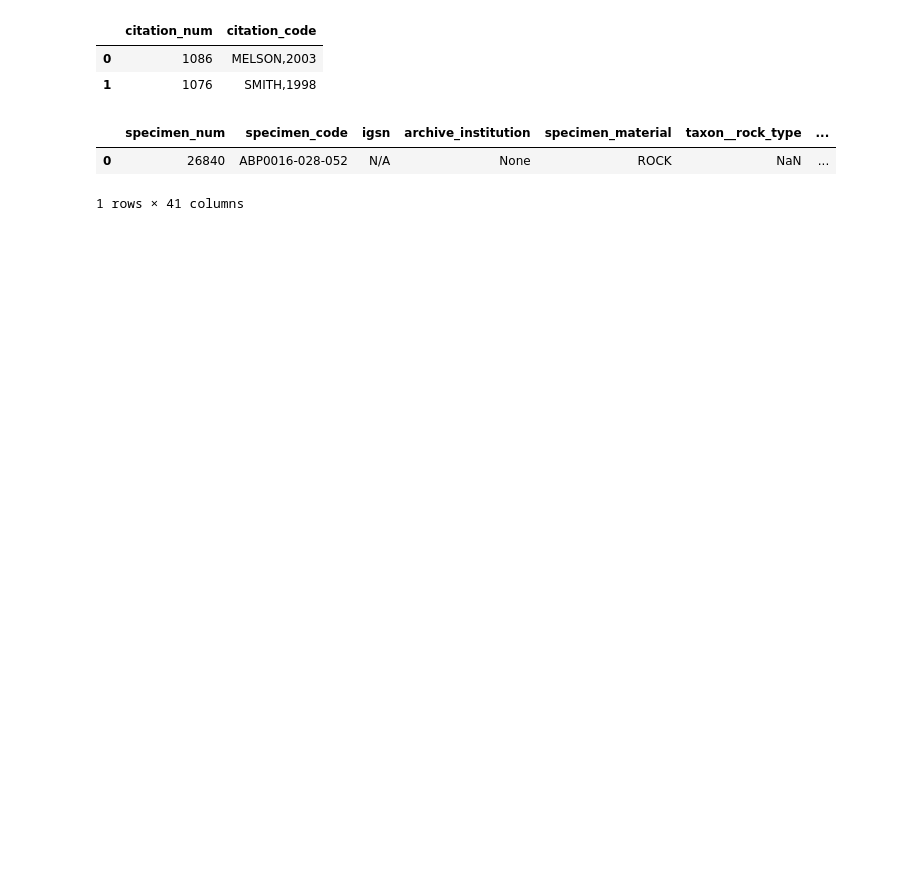
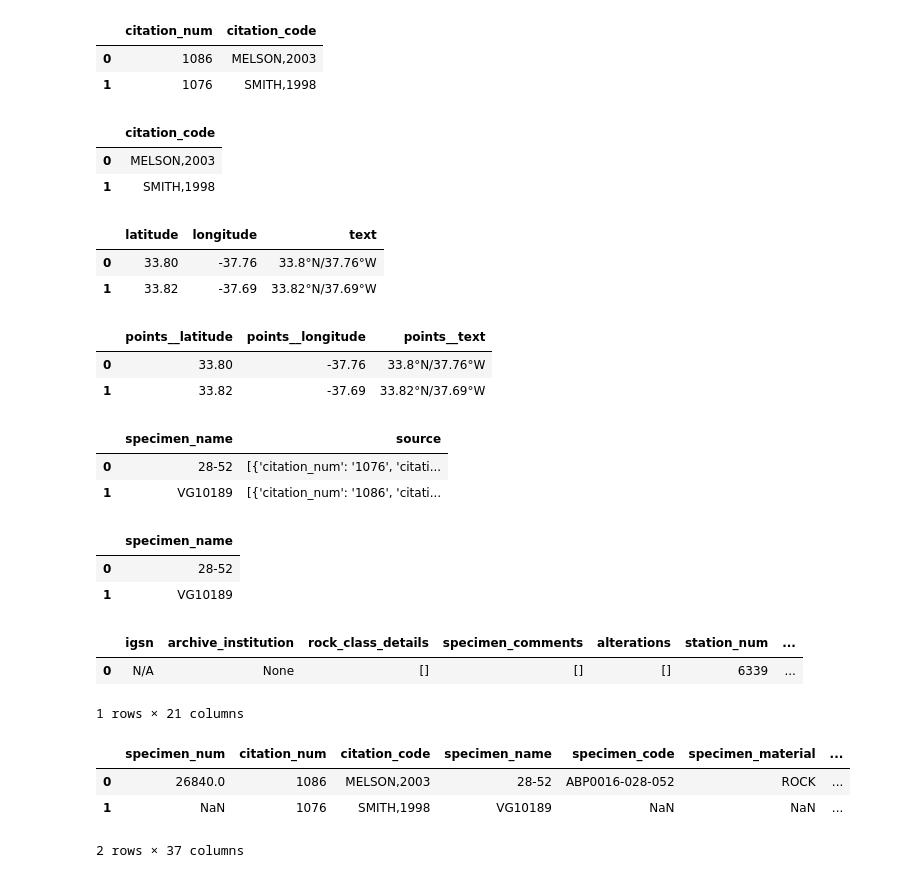
Before and after one commit to mdogy/MLforEarthChem, a Jupyter notebook: developmentNotebooks/create_dataframe.ipynb, the cells around one changed output. Cells and saved outputs as stored; diff of their text form; code cells hidden in the pictures; blank space fills up the shorter version.

```diff
--- a/developmentNotebooks/create_dataframe.ipynb
+++ b/developmentNotebooks/create_dataframe.ipynb
@@ -97,18 +220,3 @@ citation
 |  | citation_num | citation_code |
 | 0 | 1086 | MELSON,2003 |
 | 1 | 1076 | SMITH,1998 |
-# %%
-pd.DataFrame(df1, columns= ['specimen_num','specimen_code', 'igsn','archive_institution','specimen_material','taxon__rock_type',
-                      'taxon__rock_class','taxon___source__citation_num','taxon___source__citation_code','rock_class_details',
-                      'specimen_names__specimen_name','specimen_names___source__citation_num',
-                      'specimen_names___source__citation_code','specimen_comments','alterations','rock_textures',
-                      'geological_ages__prefix','geological_ages__age', 'geological_ages__age_min',
-                      'geological_ages__age_max', 'geological_ages___source__citation_num',
-                      'geological_ages___source__citation_code','station_num', 'station_code','lat_label','long_label',
-                      'points__latitude', 'points__longitude','points__text','center_lat', 'center_long','elevation_min',
-                      'elevation_max','location_precisions','geographic_location','tectonic_settings','expedition_num',
-                      'expedition_code','sampling_technique_code','sampling_technique_name','analyzed_samples'])
-# %% [output]
-|  | specimen_num | specimen_code | igsn | archive_institution | specimen_material | taxon__rock_type | ... |
-| 0 | 26840 | ABP0016-028-052 | N/A | None | ROCK | NaN | ... |
-1 rows × 41 columns
@@ -114,0 +225,64 @@ pd.DataFrame(df1, columns= ['specimen_num','specimen_code', 'igsn','archive_inst
+# %%
+citation_code
+# %% [output]
+|  | citation_code |
+| 0 | MELSON,2003 |
+| 1 | SMITH,1998 |
+# %%
+points = pd.json_normalize(single_file_dict['data']['points'])
+points
+# %% [output]
+|  | latitude | longitude | text |
+| 0 | 33.80 | -37.76 | 33.8°N/37.76°W |
+| 1 | 33.82 | -37.69 | 33.82°N/37.69°W |
+# %%
+points.rename(columns = {'latitude': 'points__latitude', 'longitude' : 'points__longitude', 'text' : 'points__text'}, inplace = True)
+# %%
+points
+# %% [output]
+|  | points__latitude | points__longitude | points__text |
+| 0 | 33.80 | -37.76 | 33.8°N/37.76°W |
+| 1 | 33.82 | -37.69 | 33.82°N/37.69°W |
+# %%
+specimen_names= pd.json_normalize(single_file_dict['data']['specimen_names'])
+specimen_names
+# %% [output]
+|  | specimen_name | source |
+| 0 | 28-52 | [{'citation_num': '1076', 'citati... |
+| 1 | VG10189 | [{'citation_num': '1086', 'citati... |
+# %%
+specimen_names.drop('source', axis = 1, inplace = True)
+specimen_names
+# %% [output]
+|  | specimen_name |
+| 0 | 28-52 |
+| 1 | VG10189 |
+# %%
+df1.drop(['taxon','specimen_names','rock_textures','geological_ages','points','specimen_num', 'specimen_material','specimen_code'], axis = 1, inplace=True)
+# %%
+df1
+# %% [output]
+|  | igsn | archive_institution | rock_class_details | specimen_comments | alterations | station_num | ... |
+| 0 | N/A | None | [] | [] | [] | 6339 | ... |
+1 rows × 21 columns
+# %%
+specimen_num.reset_index(drop = True, inplace=True)
+citation_num.reset_index(drop = True, inplace=True)
+citation_code.reset_index(drop = True, inplace=True)
+specimen_names.reset_index(drop = True, inplace=True)
+specimen_code.reset_index(drop = True, inplace=True)
+specimen_material.reset_index(drop = True, inplace=True)
+rock_textures.reset_index(drop = True, inplace=True)
+geological_ages.reset_index(drop = True, inplace=True)
+points.reset_index(drop = True, inplace=True)
+taxon.reset_index(drop = True, inplace=True)
+df1.reset_index(drop = True, inplace=True)
+
+
+df_final = pd.concat([specimen_num, citation_num, citation_code, specimen_names, specimen_code, specimen_material,taxon, rock_textures, geological_ages, points, df1], axis=1 )
+df_final
+# %% [output]
+|  | specimen_num | citation_num | citation_code | specimen_name | specimen_code | specimen_material | ... |
+| 0 | 26840.0 | 1086 | MELSON,2003 | 28-52 | ABP0016-028-052 | ROCK | ... |
+| 1 | NaN | 1076 | SMITH,1998 | VG10189 | NaN | NaN | ... |
+2 rows × 37 columns
```
Also changed, not shown: parts of 28 cells of this notebook.
